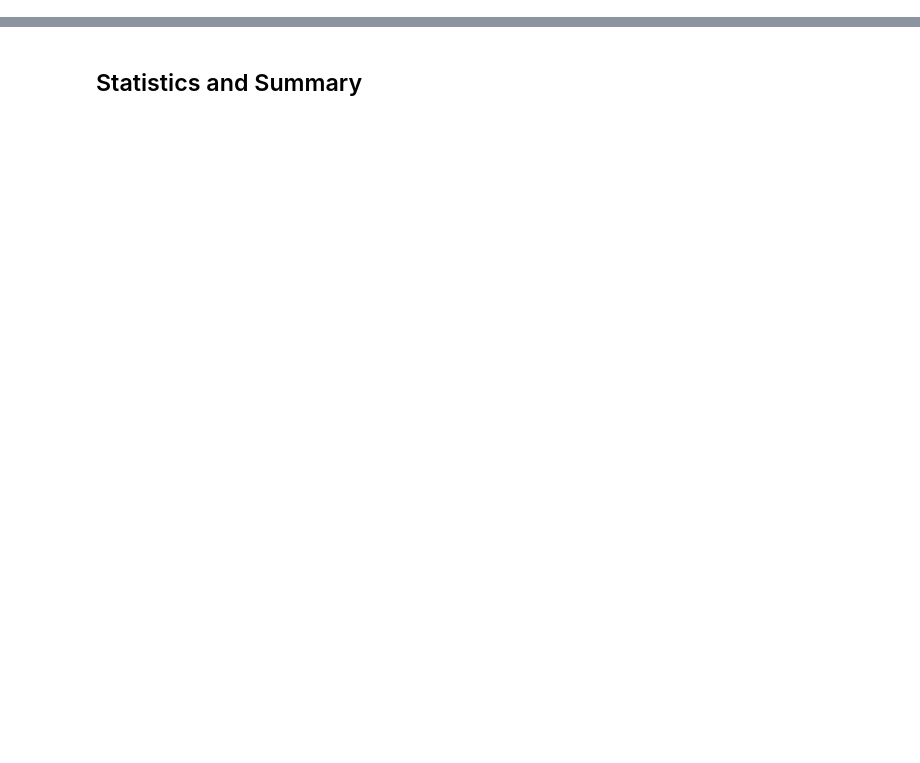
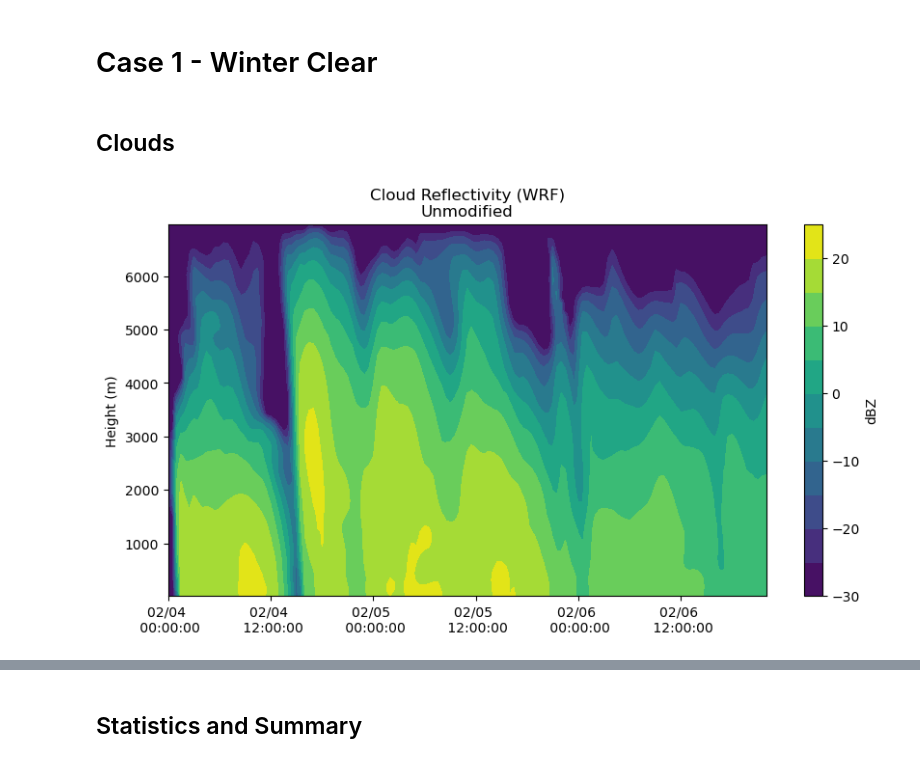
Before and after one commit to sarahymurphy/wrf_landusetbl_sensitivity, a Jupyter notebook: _build/jupyter_execute/sensitivity_ideal.ipynb, the cells around one changed output, grey strips where cells are left out. Drawn from its saved outputs; the diff is of its cells as text; code cells hidden in the pictures; blank space fills up the shorter version.

```diff
--- a/_build/jupyter_execute/sensitivity_ideal.ipynb
+++ b/_build/jupyter_execute/sensitivity_ideal.ipynb
@@ -384,0 +55,2 @@ plt.xlim(sdate,'2015-05-25');
+# %% [markdown]
+# Case 1 - Winter Clear
@@ -384,0 +104,12 @@ plt.xlim(sdate,'2015-05-25');
+# %% [markdown]
+## Clouds
+# %%
+plt.figure(figsize = (10,5))
+plt.contourf(dbz_df.index, dbz_df.columns, dbz_df.T.values, levels = 10)
+plt.ylabel('Height (m)')
+plt.title('Cloud Reflectivity (WRF)\nUnmodified')
+plt.colorbar(label = 'dBZ')
+plt.gca().xaxis.set_major_formatter(myFmt)
+plt.show()
+# %% [output]
+[figure, added]
```
Also changed, not shown: parts of 63 cells of this notebook, 21 other files.
